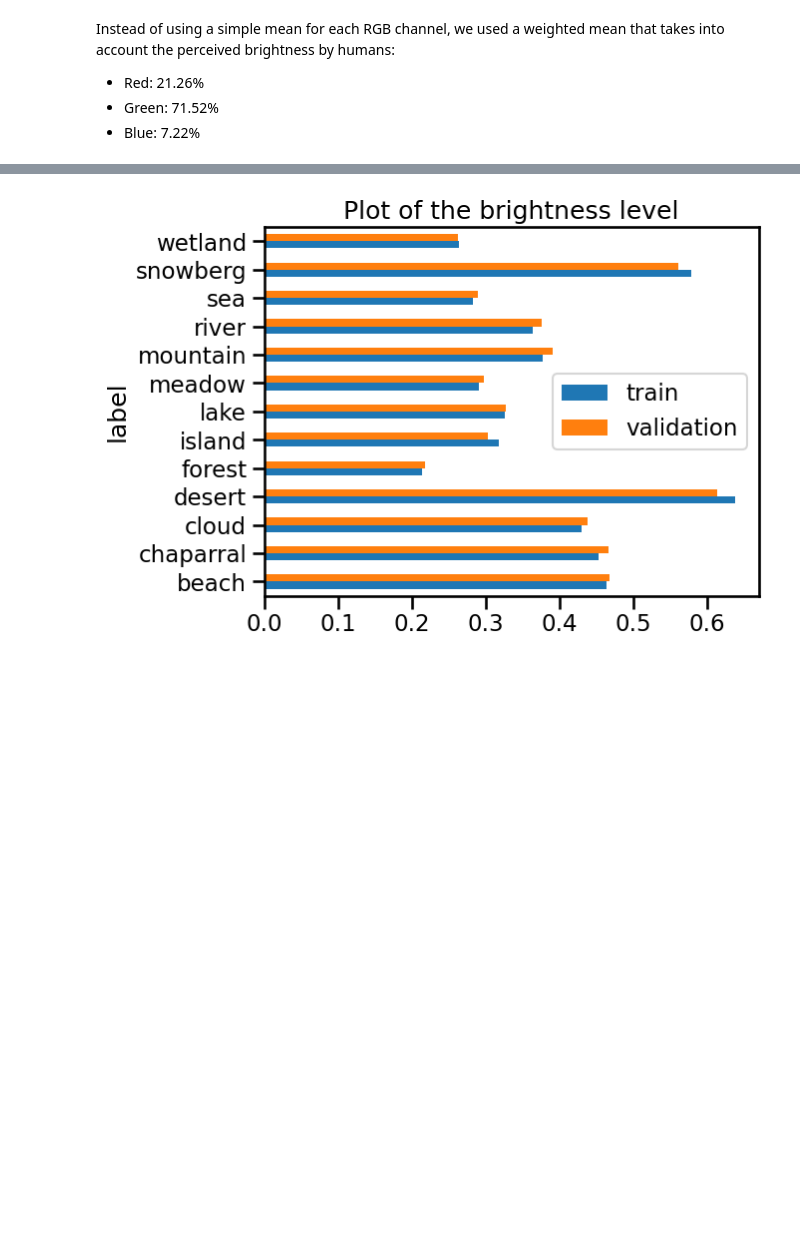
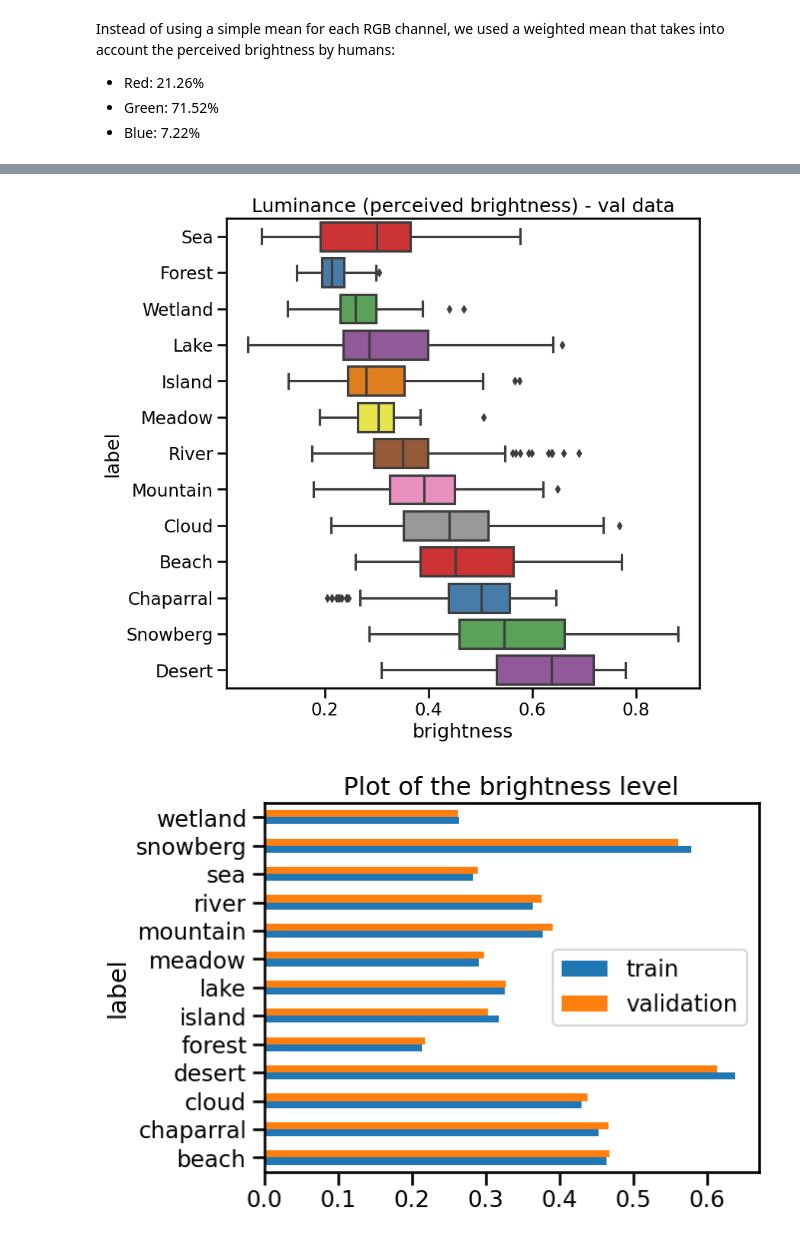
Before and after one commit to kentrachmat/HoML, a Jupyter notebook: notebooks/final_notebook.ipynb, the cells around one changed output, grey strips where cells are left out. Drawn from its saved outputs; the diff is of its cells as text; code cells hidden in the pictures; blank space fills up the shorter version.

```diff
--- a/notebooks/final_notebook.ipynb
+++ b/notebooks/final_notebook.ipynb
@@ -348,3 +346,13 @@ plt.savefig("../data/figures/luminance.png")
+# %%
+plot_data = data_coords_val[["label", "brightness"]].copy()
+plot_data["label"] = plot_data["label"].str.capitalize()
+order = plot_data.groupby("label")["brightness"].quantile(0.25).sort_values().index.tolist()
+plt.figure(figsize=(8, 8))
+sns.boxplot(y="label", x="brightness", data=plot_data, order=order, palette="Set1")
+plt.title("Luminance (perceived brightness) - val data")
+plt.savefig("../data/figures/luminance_val.png")
+# %% [output]
+[figure, added]
 # %%
 df = pd.DataFrame(
     {
```
Also changed, not shown: parts of 20 cells of this notebook, 3 other files.
